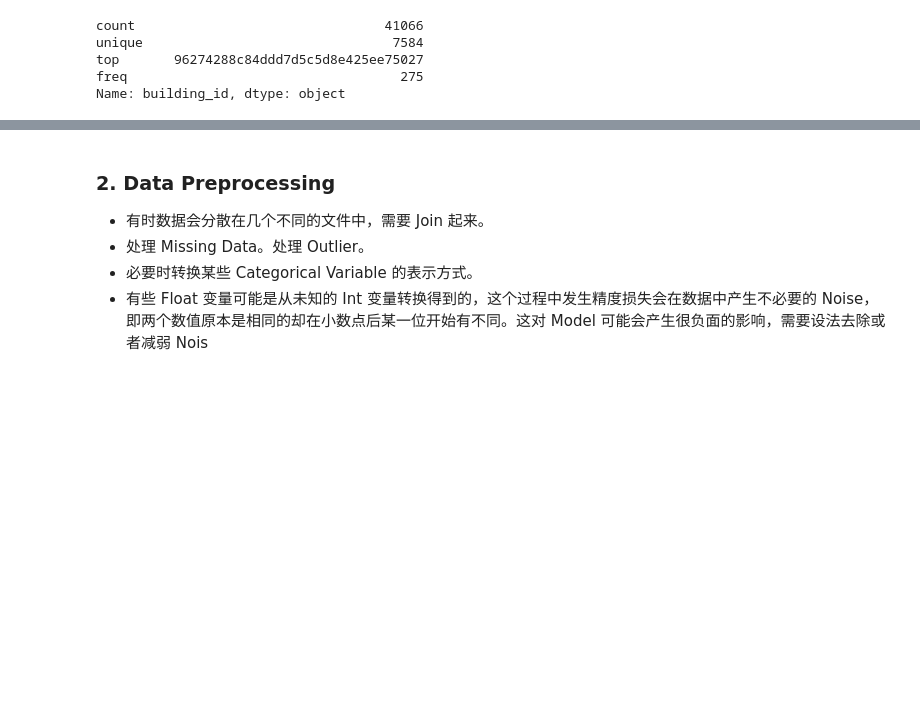
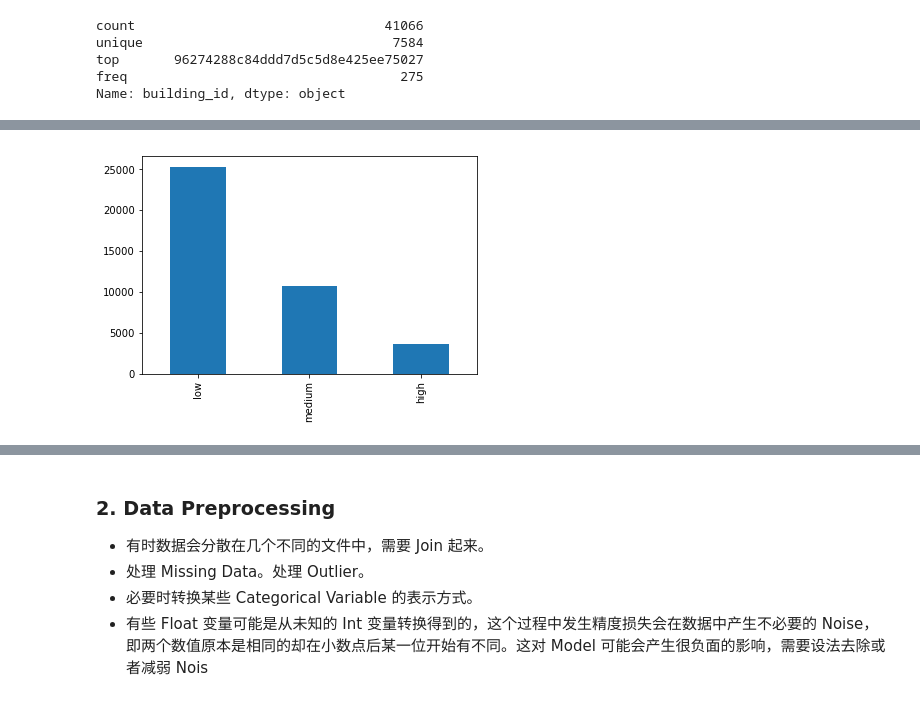
Before and after one commit to zhucebuliaolongchuan/Tandon_Torch, a Jupyter notebook: Tandon_Torch.ipynb, the cells around one changed output, grey strips where cells are left out. Saved outputs shown, nothing was run; the diff lists cells and outputs as text; code cells hidden in the pictures; blank space fills up the shorter version.

```diff
--- a/Tandon_Torch.ipynb
+++ b/Tandon_Torch.ipynb
@@ -115,0 +150,5 @@ plt.show()
+# %%
+df.interest_level.value_counts().plot(kind = 'bar')
+plt.show()
+# %% [output]
+[figure, added]
```
Also changed, not shown: parts of 32 cells of this notebook.
